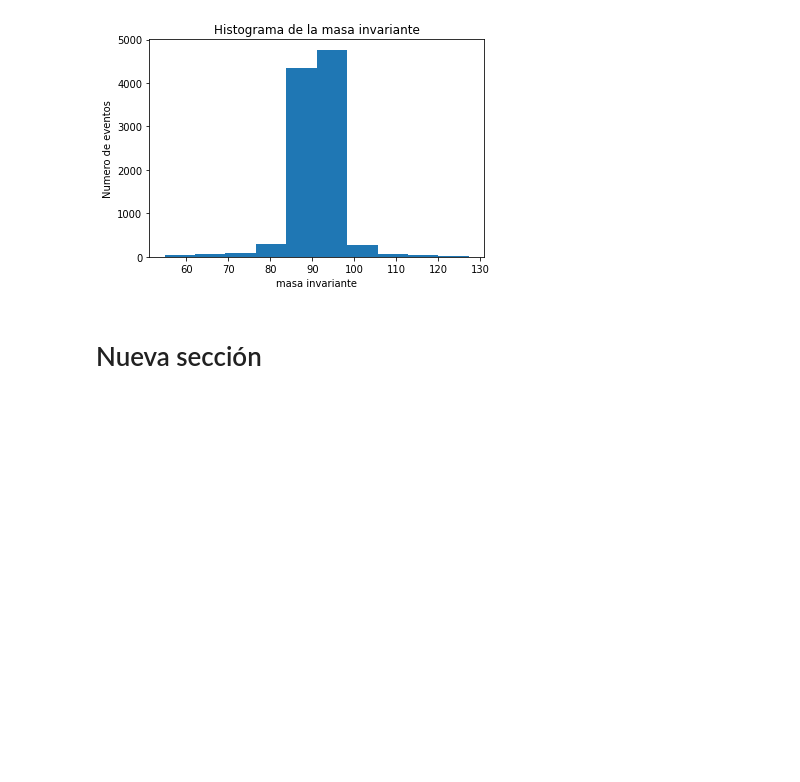
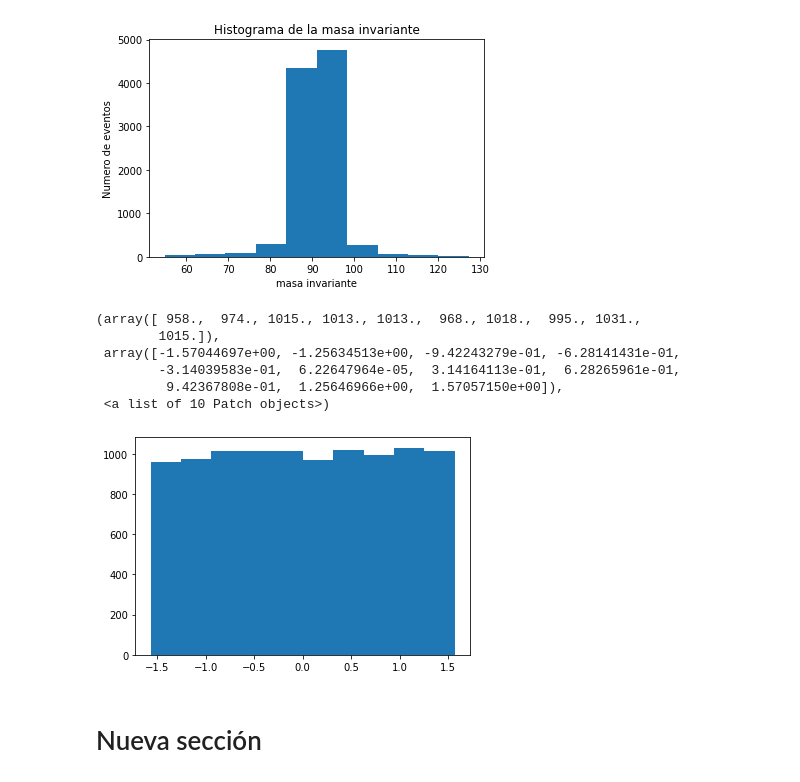
Before and after one commit to fisicadeparticulas/20210915_procesamientodearchivoslhe-ggcastellan, a Jupyter notebook: TareaMasaInvariante.ipynb, the cells around one changed output. Drawn from its saved outputs; the diff is of its cells as text; code cells hidden in the pictures; blank space fills up the shorter version.

```diff
--- a/TareaMasaInvariante.ipynb
+++ b/TareaMasaInvariante.ipynb
@@ -82,5 +82,20 @@ plt.hist(M)
 plt.show()
 # %% [output]
 [figure]
+# %%
+import pandas as pd
+import numpy as np
+import matplotlib.pyplot as plt
+from scipy.stats import norm
+theta=np.arctan(data['py']/data['px'])
+plt.hist(theta)
+# %% [output]
+(array([ 958.,  974., 1015., 1013., 1013.,  968., 1018.,  995., 1031.,
+        1015.]),
+ array([-1.57044697e+00, -1.25634513e+00, -9.42243279e-01, -6.28141431e-01,
+        -3.14039583e-01,  6.22647964e-05,  3.14164113e-01,  6.28265961e-01,
+         9.42367808e-01,  1.25646966e+00,  1.57057150e+00]),
+ <a list of 10 Patch objects>)
+[figure, added]
 # %% [markdown]
 # Nueva sección
```
